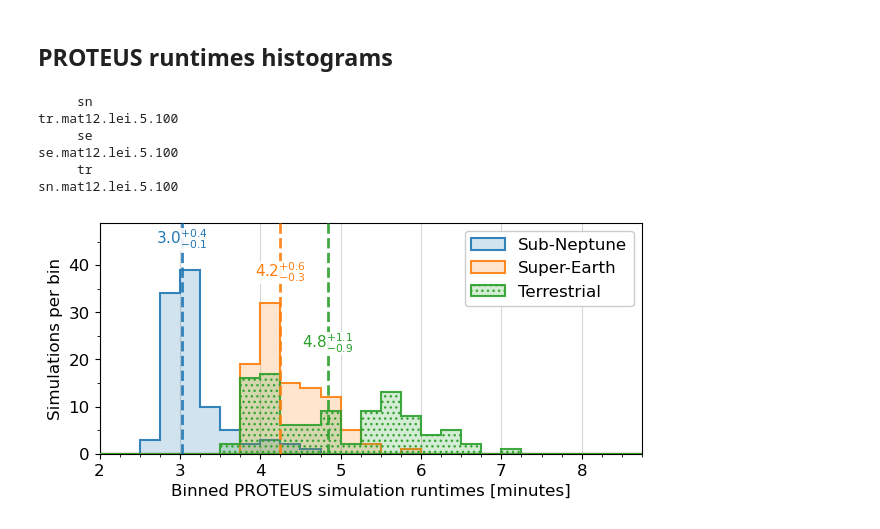
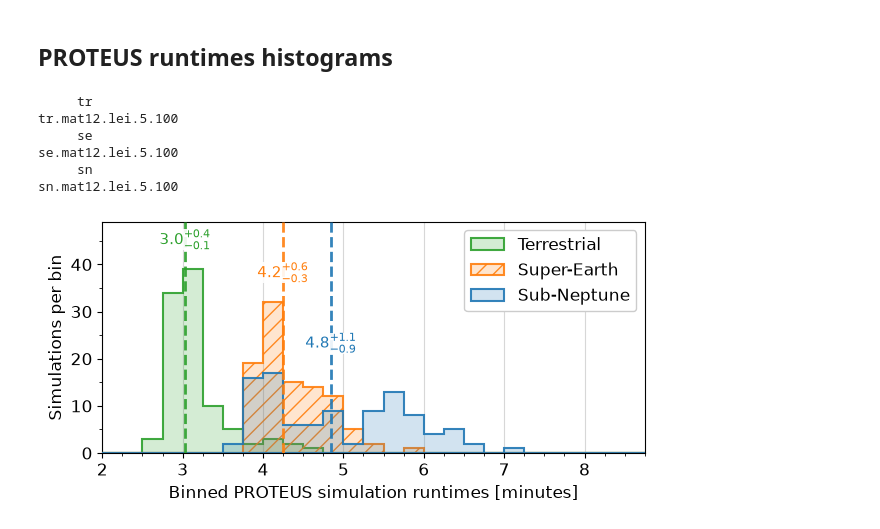
Before and after one commit to nichollsh/proteus_analysis, a Jupyter notebook: bayesopt.ipynb, the cells around one changed output. Saved outputs shown, nothing was run; the diff lists cells and outputs as text; code cells hidden in the pictures.

```diff
--- a/bayesopt.ipynb
+++ b/bayesopt.ipynb
@@ -36,10 +36,12 @@ DPI=400
 # THESIS_DIR = "/home2/p321409/Projects/thesis_pipeline"
 # SIM_DIR = "data/scratch/"
 
-# THESIS_DIR = "/home/harrison/Projects/thesis_pipeline"
+THESIS_DIR = "/home/harrison/Projects/thesis_pipeline"
 # SIM_DIR = "data/"
+SIM_DIR =  "data_extract/"
 
-THESIS_DIR = "/data/hen28/Projects/thesis_pipeline"
-SIM_DIR = "data/bayesopt_recent/"
+# THESIS_DIR = "/data/hen28/Projects/thesis_pipeline"
+# SIM_DIR = "data/bayesopt_recent/"
+
 
 abcd = 'abcdefghijklmnopqrstuvwxyz'
@@ -759,7 +723,7 @@ def plot_gt_evolve(suf, label_left=False, label_right=False):
     axtr.yaxis.set_major_locator(MultipleLocator(1))
     axtr.yaxis.set_minor_locator(MultipleLocator(0.5))
     if label_right:
-        axtr.set_ylabel(r"Total gas loss [M$_\oplus$\%]", labelpad=4)
+        axtr.set_ylabel(r"Total gas loss [M$_\oplus$%]", labelpad=4)
     else:
         axtr.set_yticklabels([])
 
@@ -1674,7 +1737,7 @@ def plot_runtime_stats():
     global bo_suffixes
     iplt = 0
     for iax, bo_key in enumerate(show_cases[::-1]):
-        suf = show_cases[iax].split(".")[0]
+        suf = bo_key.split(".")[0]
         print("    ", suf)
 
         bo = bo_data[bo_key]
@@ -1684,7 +1747,9 @@ def plot_runtime_stats():
         # style
         col = bo_cols[suf]
         if suf=='tr':
-            hatch = '...'
+            hatch = ''
+        elif suf=='se':
+            hatch = '//'
         else:
             hatch = ''
 
@@ -1711,33 +1776,33 @@ def plot_runtime_stats():
         ax.axvline(ct_median, color=col, lw=2, alpha=0.9, zorder=8, ls='dashed')
         ct_lbl = f"{ct_median:.1f}" + r"$^{" + f"+{ct_sigp:.1f}" + r"}_{" + f"-{ct_sigm:.1f}" + r"}$"
         ax.annotate(ct_lbl, xy=(ct_median, np.amax(n)+4), xytext=(0, 0), textcoords='offset points',
                     color=col, fontsize=11, ha='center', va='bottom', zorder=9, bbox=dict(ec='none', facecolor='white', alpha=0.9, pad=0))
 
         ymax = max(ymax, np.amax(n))
 
     ax.legend(facecolor='white', framealpha=1)
     ax.grid(zorder=-2, alpha=0.5, axis='x')
 
     ax.set_ylabel("Simulations per bin")
     ax.set_ylim(0, ymax+10)
     ax.yaxis.set_major_locator(mpl.ticker.MultipleLocator(10))
     ax.yaxis.set_minor_locator(mpl.ticker.MultipleLocator(5))
 
     ax.set_xlim(np.amin(bins), np.amax(bins))
     ax.xaxis.set_major_locator(mpl.ticker.MultipleLocator(1))
     ax.xaxis.set_minor_locator(mpl.ticker.MultipleLocator(dx/60))
     ax.set_xlabel("Binned PROTEUS simulation runtimes [minutes]", fontsize=font["size"])
 
     fig.subplots_adjust(wspace=0.05, hspace=0.05)
     plt.show()
     fig.savefig(f"output/bo_behave_runtime.pdf", bbox_inches='tight', dpi=DPI, pad_inches=0.01)
 
 plot_runtime_stats()
 # %% [output]
-     sn
+     tr
 tr.mat12.lei.5.100
      se
 se.mat12.lei.5.100
-     tr
+     sn
 sn.mat12.lei.5.100
-[figure, old version]
+[figure, new version]
```
Also changed, not shown: parts of 12 cells of this notebook, 2 other files.
